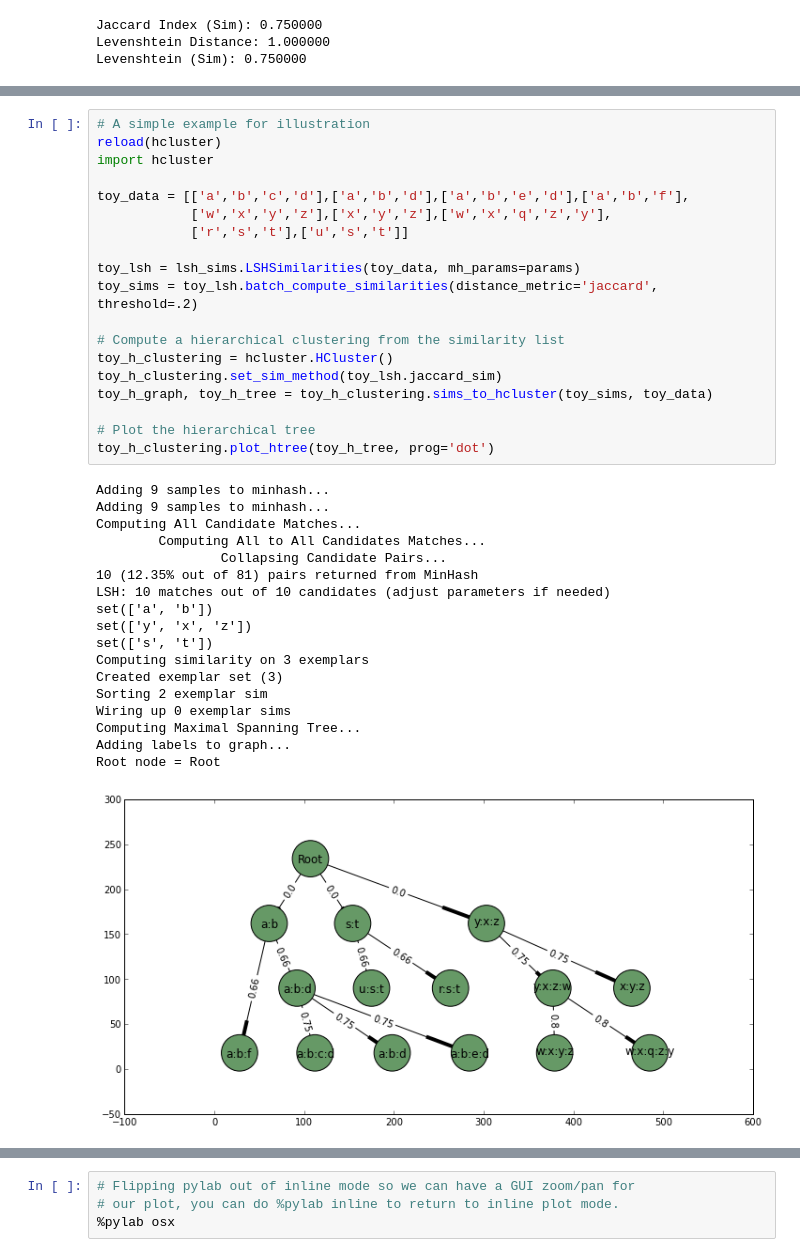
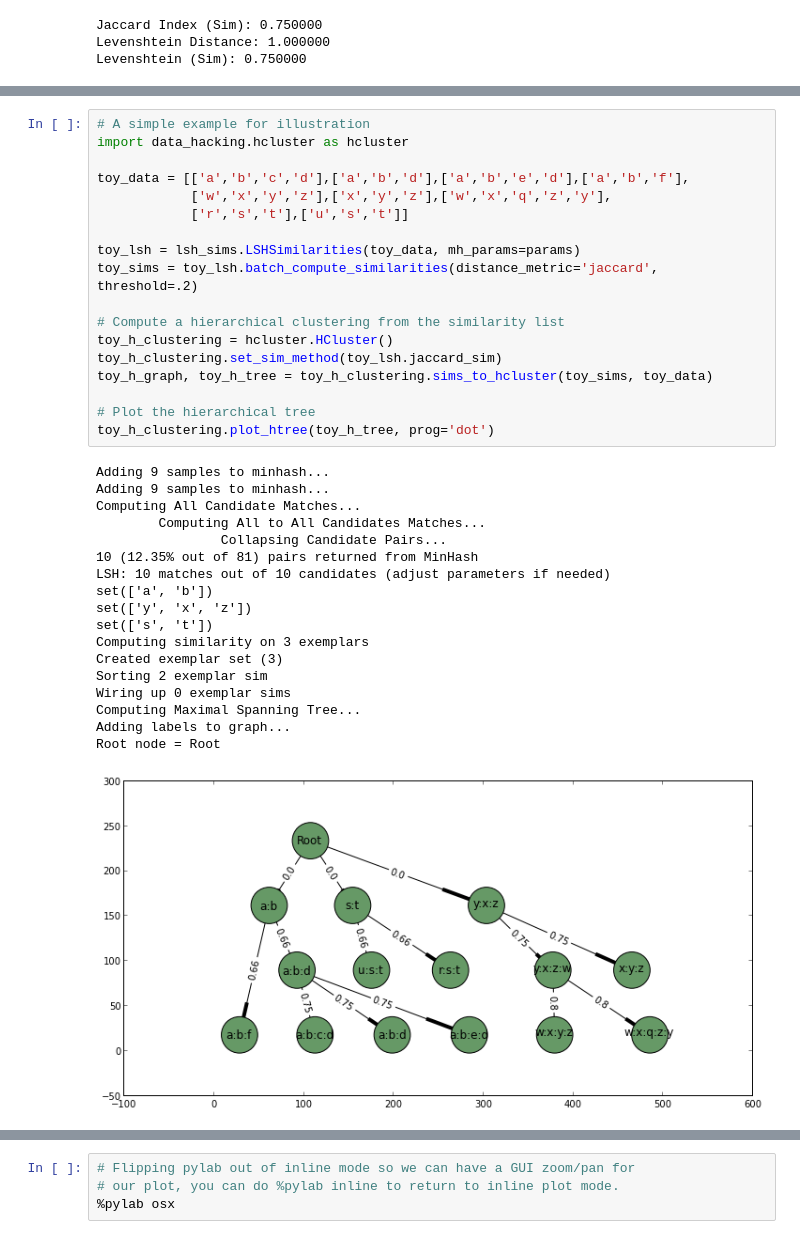
Before and after one commit to SuperCowPowers/data_hacking, a Jupyter notebook: fun_with_syslog/Fun_Syslog.ipynb, the cells around one changed output, grey strips where cells are left out. Saved outputs shown, nothing was run; the diff lists cells and outputs as text.

```diff
--- a/fun_with_syslog/Fun_Syslog.ipynb
+++ b/fun_with_syslog/Fun_Syslog.ipynb
@@ -280,42 +281,41 @@ Now we can use those similarities as the basis of a Hierarchical Clustering Algo
 We're using a bottom up method (image is flipped :), you simply sort the similarities and start building your tree from the bottom. If B and C are the most similar you link them, then D/E and so on until you complete the tree. The devil is **definitely** in the details on the implementation of this, so luckily we have a python class that does it for us.
 # %%
 # A simple example for illustration
-reload(hcluster)
-import hcluster
+import data_hacking.hcluster as hcluster
 
 toy_data = [['a','b','c','d'],['a','b','d'],['a','b','e','d'],['a','b','f'],
             ['w','x','y','z'],['x','y','z'],['w','x','q','z','y'],
             ['r','s','t'],['u','s','t']]
 
 toy_lsh = lsh_sims.LSHSimilarities(toy_data, mh_params=params)
 toy_sims = toy_lsh.batch_compute_similarities(distance_metric='jaccard', threshold=.2)
 
 # Compute a hierarchical clustering from the similarity list
 toy_h_clustering = hcluster.HCluster()
 toy_h_clustering.set_sim_method(toy_lsh.jaccard_sim)
 toy_h_graph, toy_h_tree = toy_h_clustering.sims_to_hcluster(toy_sims, toy_data)
 
 # Plot the hierarchical tree
 toy_h_clustering.plot_htree(toy_h_tree, prog='dot')
 # %% [output]
 Adding 9 samples to minhash...
 Adding 9 samples to minhash...
 Computing All Candidate Matches...
         Computing All to All Candidates Matches...
                 Collapsing Candidate Pairs...
 10 (12.35% out of 81) pairs returned from MinHash
 LSH: 10 matches out of 10 candidates (adjust parameters if needed)
 set(['a', 'b'])
 set(['y', 'x', 'z'])
 set(['s', 't'])
 Computing similarity on 3 exemplars
 Created exemplar set (3)
 Sorting 2 exemplar sim
 Wiring up 0 exemplar sims
 Computing Maximal Spanning Tree...
 Adding labels to graph...
 Root node = Root
-[figure, old version]
+[figure, new version]
 # %%
 # Now we'll do the same thing for our syslog data
 
```
Also changed, not shown: parts of 16 cells of this notebook, 3 other files.
